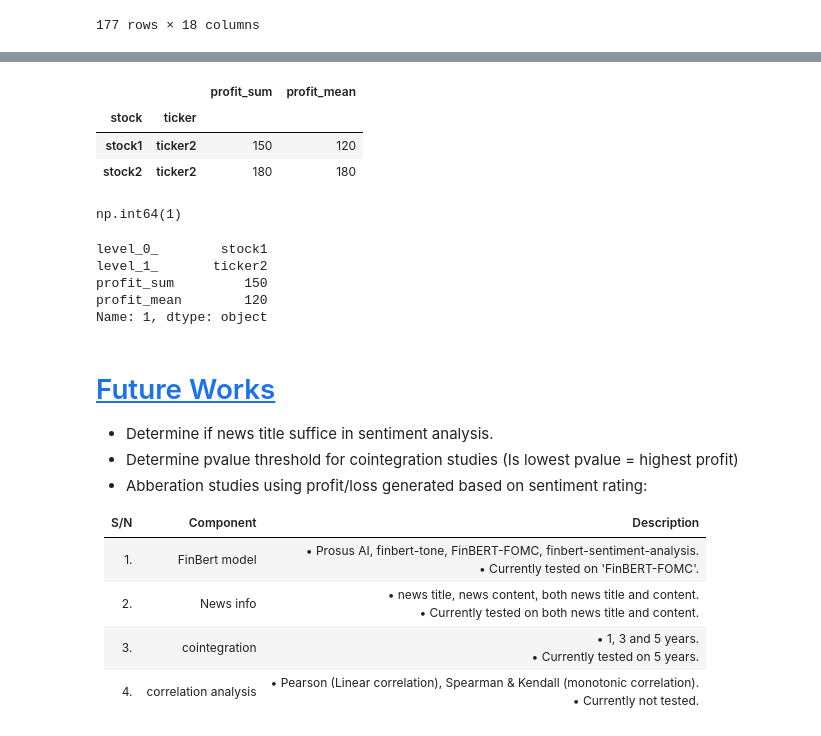
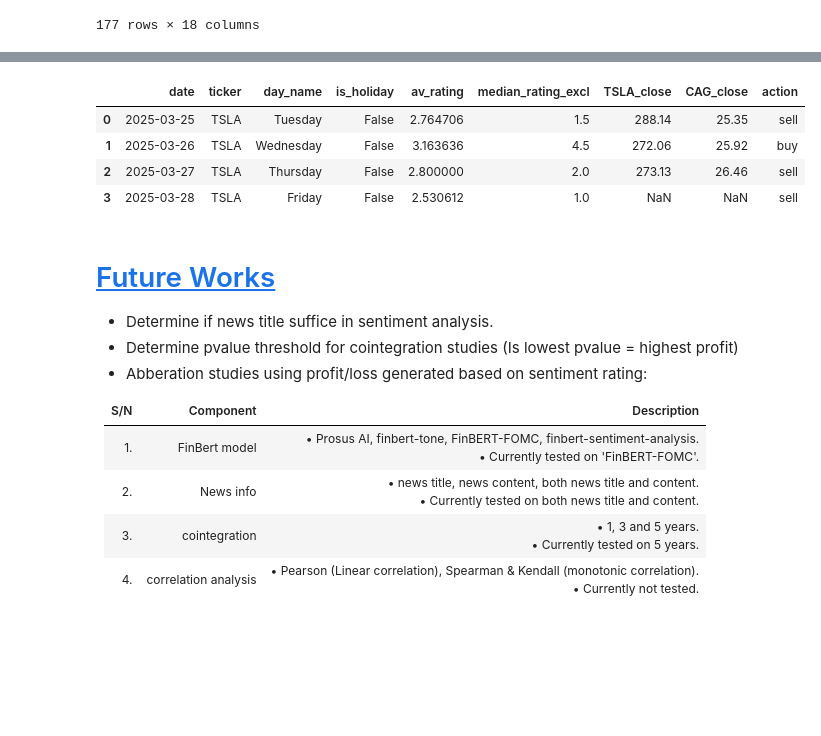
Before and after one commit to CKAbundant/sentiment, a Jupyter notebook: poc.ipynb, the cells around one changed output, grey strips where cells are left out. Drawn from its saved outputs; the diff is of its cells as text; code cells hidden in the pictures; blank space fills up the shorter version.

```diff
--- a/poc.ipynb
+++ b/poc.ipynb
@@ -828,31 +639,14 @@ df1
-# %%
-temp = []
-for stock in df1["stock"].unique():
-    max_idx = df1.loc[(df1["stock"] == stock)]["profit_sum"].idxmax()
-    temp.append(pd.DataFrame(df1.loc[max_idx]).T)
-
-a = pd.concat(temp, axis=0)
-
-a = a.set_index(["stock", "ticker"])
-a
-# %% [output]
-|  |  | profit_sum | profit_mean |
-| stock | ticker |  |  |
-| stock1 | ticker2 | 150 | 120 |
-| stock2 | ticker2 | 180 | 180 |
-# %%
-max_idx = df1.loc[(df1["level_0_"] == "stock1")]["profit_sum"].idxmax()
-max_idx
-# %% [output]
-np.int64(1)
-# %%
-df1.loc[max_idx]
-# %% [output]
-level_0_        stock1
-level_1_       ticker2
-profit_sum         150
-profit_mean        120
-Name: 1, dtype: object
+# %%
+tsla_cag = pd.read_csv(
+    "./data/results/2025-03-28/ziweichen_5/price_actions/TSLA_CAG.csv"
+)
+tsla_cag
+# %% [output]
+|  | date | ticker | day_name | is_holiday | av_rating | median_rating_excl | TSLA_close | CAG_close | action |
+| 0 | 2025-03-25 | TSLA | Tuesday | False | 2.764706 | 1.5 | 288.14 | 25.35 | sell |
+| 1 | 2025-03-26 | TSLA | Wednesday | False | 3.163636 | 4.5 | 272.06 | 25.92 | buy |
+| 2 | 2025-03-27 | TSLA | Thursday | False | 2.800000 | 2.0 | 273.13 | 26.46 | sell |
+| 3 | 2025-03-28 | TSLA | Friday | False | 2.530612 | 1.0 | NaN | NaN | sell |
 # %% [markdown]
 # [Future Works](#table-of-contents)
 
```
Also changed, not shown: parts of 25 cells of this notebook, 8 other files.
